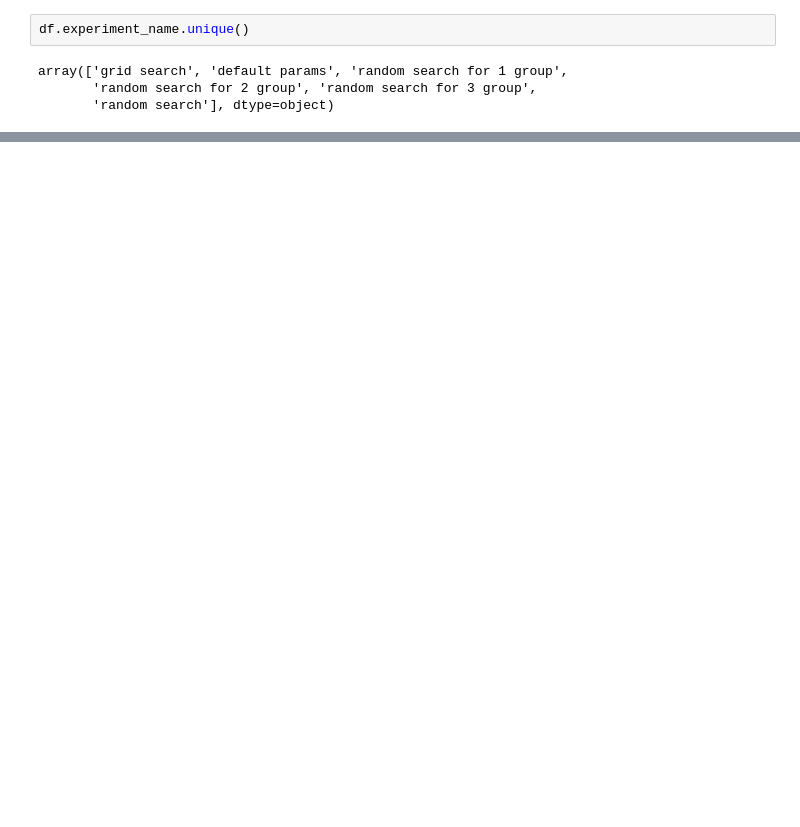
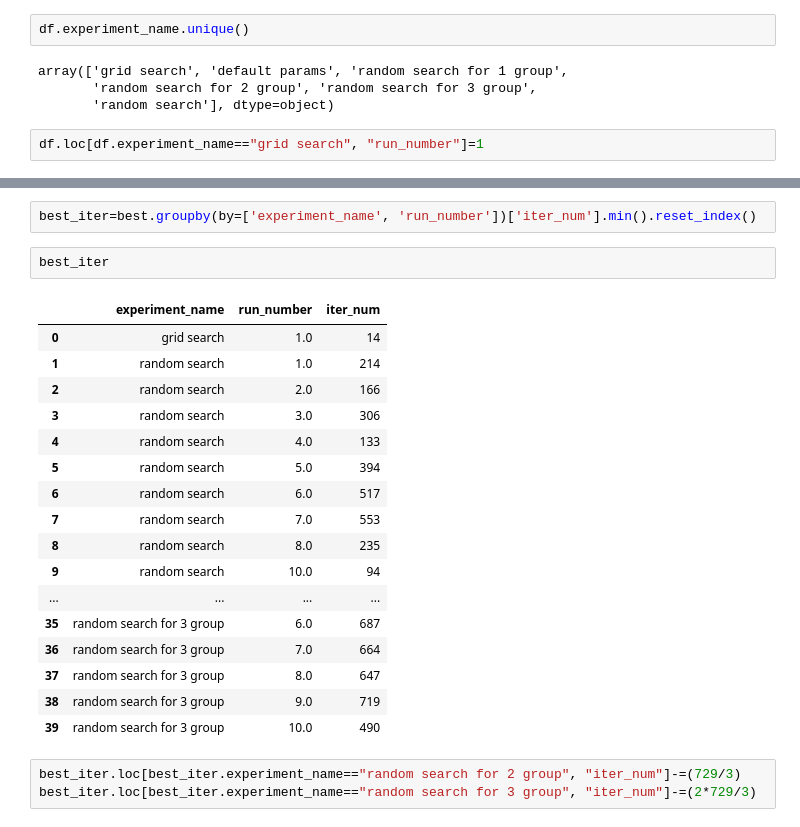
Before and after one commit to HollowPrincess/GradBoostOptim, a Jupyter notebook: xgboost_test_1_analysis.ipynb, the cells around one changed output, grey strips where cells are left out. Drawn from its saved outputs; the diff is of its cells as text; blank space fills up the shorter version.

```diff
--- a/xgboost_test_1_analysis.ipynb
+++ b/xgboost_test_1_analysis.ipynb
@@ -248,4 +255,6 @@ df.experiment_name.unique()
 array(['grid search', 'default params', 'random search for 1 group',
        'random search for 2 group', 'random search for 3 group',
        'random search'], dtype=object)
+# %%
+df.loc[df.experiment_name=="grid search", "run_number"]=1
 # %%
@@ -266,0 +285,25 @@ best scores:
+# %%
+best_iter=best.groupby(by=['experiment_name', 'run_number'])['iter_num'].min().reset_index()
+# %%
+best_iter
+# %% [output]
+|  | experiment_name | run_number | iter_num |
+| 0 | grid search | 1.0 | 14 |
+| 1 | random search | 1.0 | 214 |
+| 2 | random search | 2.0 | 166 |
+| 3 | random search | 3.0 | 306 |
+| 4 | random search | 4.0 | 133 |
+| 5 | random search | 5.0 | 394 |
+| 6 | random search | 6.0 | 517 |
+| 7 | random search | 7.0 | 553 |
+| 8 | random search | 8.0 | 235 |
+| 9 | random search | 10.0 | 94 |
+| ... | ... | ... | ... |
+| 35 | random search for 3 group | 6.0 | 687 |
+| 36 | random search for 3 group | 7.0 | 664 |
+| 37 | random search for 3 group | 8.0 | 647 |
+| 38 | random search for 3 group | 9.0 | 719 |
+| 39 | random search for 3 group | 10.0 | 490 |
+# %%
+best_iter.loc[best_iter.experiment_name=="random search for 2 group", "iter_num"]-=(729/3)
+best_iter.loc[best_iter.experiment_name=="random search for 3 group", "iter_num"]-=(2*729/3)
```
Also changed, not shown: parts of 13 cells of this notebook, 20 other files.
